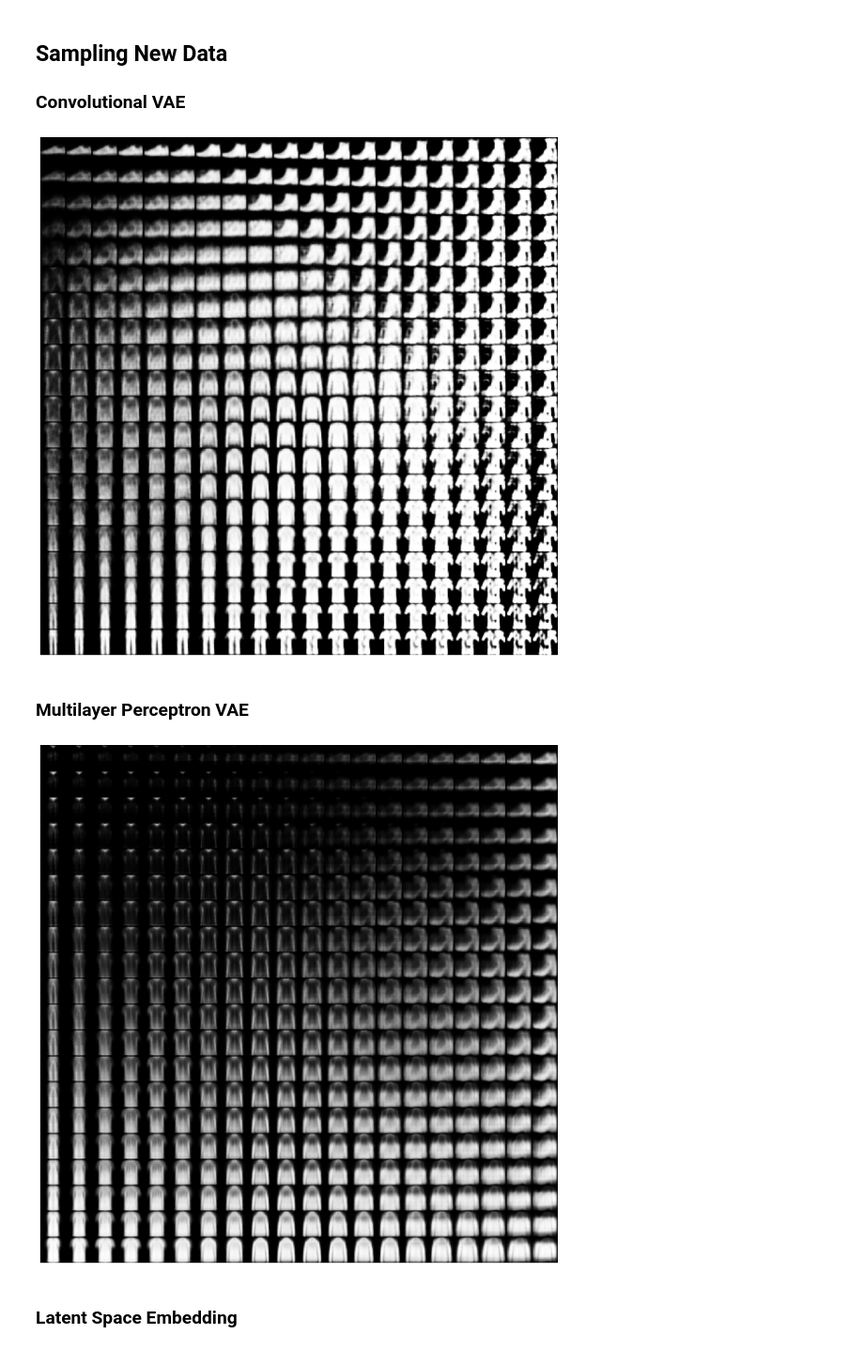
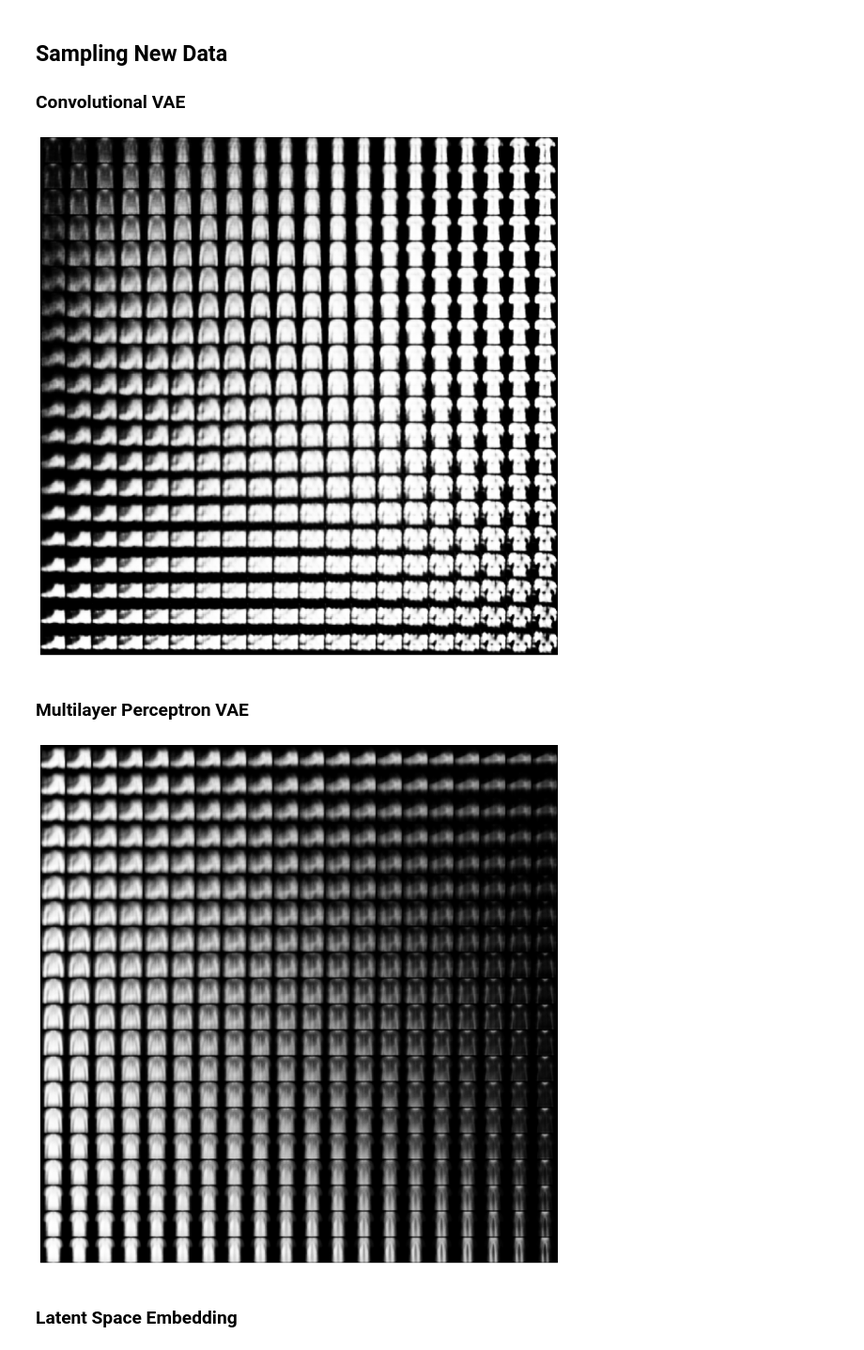
Before and after one commit to BLyndon/bayesian_methods, a Jupyter notebook: notebooks/vae_main.ipynb, the cells around one changed output. Shown at 94% size. Saved outputs shown, nothing was run; the diff lists cells and outputs as text; code cells hidden in the pictures.

Commit message:
change arguments Plotter()

```diff
--- a/notebooks/vae_main.ipynb
+++ b/notebooks/vae_main.ipynb
@@ -47,7 +47,7 @@ if IMPORT_TENSORBOARD:
 ### Training Configuration
 # %%
 ###### Set training configuration ######
-epochs = 25
+epochs = 5
 lr = 0.001
 loss_fn = compute_loss
 
@@ -207,21 +199,19 @@ if IMPORT_TENSORBOARD:
 n_samples = 20
 # %%
 ###### Plot samples drawn from grid in 2-dim probability space ######
-plotter_conv = Plotter(vae_conv)
+plotter = Plotter()
 
 if latent_dim == 2:
-  plotter_conv.latent_space_grid(n_samples=n_samples, img_shape=img_shape)
+  plotter.latent_space_grid(vae_conv, n_samples=n_samples, img_shape=img_shape)
 # %% [output]
-[figure, old version]
+[figure, new version]
 # %% [markdown]
 ### Multilayer Perceptron VAE
 # %%
-plotter_mlp = Plotter(vae_mlp)
-
 if latent_dim==2:
-  plotter_mlp.latent_space_grid(n_samples=n_samples, img_shape=img_shape)
+  plotter.latent_space_grid(vae_mlp, n_samples=n_samples, img_shape=img_shape)
 # %% [output]
-[figure, old version]
+[figure, new version]
 # %% [markdown]
 ### Latent Space Embedding
 # %%
```
Also changed, not shown: parts of 9 cells of this notebook.
